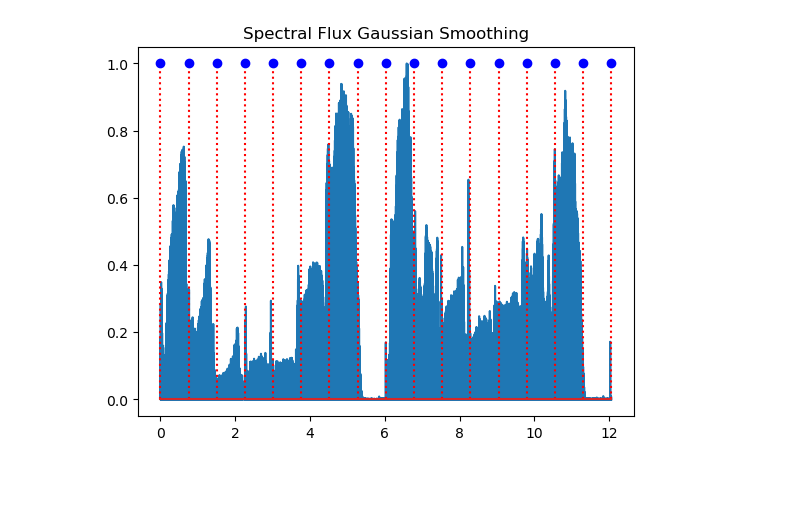
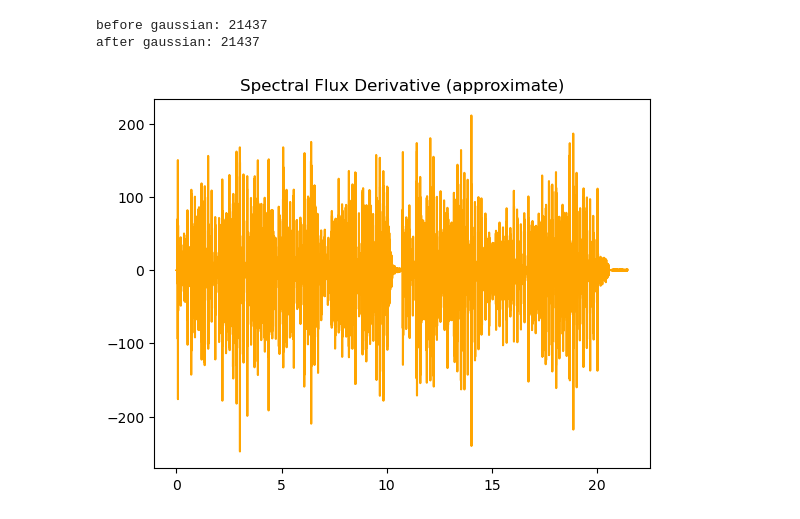
Before and after one commit to SuperWinterMopper/note-articulation-analysis, a Jupyter notebook: note-onset.ipynb, the cells around one changed output. Drawn from its saved outputs; the diff is of its cells as text; code cells hidden in the pictures; blank space fills up the shorter version.

Commit message:
analyzing smoothing on differentiation

```diff
--- a/note-onset.ipynb
+++ b/note-onset.ipynb
@@ -121,17 +121,59 @@ def computeSpectralFlux(time_frames, frame_freq_amps):
 
 
     return time_frames[1:], spec_flux # skip the first in time_frames due to difference calculation
+# %%
+def differentiate(ys, xs):
+    return np.diff(ys) / np.diff(xs)
 # %%
 # ys, ts, sr = get_audio_data("ex6_90bpm_1.wav")
-ys, ts, sr = get_audio_data("slurEx.mp4")
+ys, ts, sr = get_audio_data("ex6WholeModF.mp4")
+num_notes = 16
+
 ts_fr, fr_freq_amps = magnitudeSpectrogram(ys, ts, sr)
 ts_fr, spec_flux = computeSpectralFlux(ts_fr, fr_freq_amps)
 
+
+
+plt.plot(ts_fr, spec_flux)
 plt.title("Spectral Flux Gaussian Smoothing")
-plt.plot(ts_fr, spec_flux)
+for i in range(4):
+    plt.xlim(i * 5, (i + 1) * 5)
+    plt.savefig(f"Spectral Flux Gaussian Smoothing, Window {i * 5, (i + 1) * 5}.png")
+plt.close()
 
-note_changes = np.linspace(0, ts[-1], 17)
-plt.stem(note_changes, [1 for _ in range(len(note_changes))], markerfmt="b", linefmt="r:")
-plt.savefig("Spectral Flux Gaussian Smoothing.png")
+
+
+plt.title("Spectral Flux Derivative (approximate)")
+spec_flux_derivative = differentiate(spec_flux, ts_fr)
+
+print(f"before gaussian: {len(spec_flux_derivative)}")
+# apply Gaussian filter to smooth
+spec_flux_derivative = gaussian_filter1d(spec_flux_derivative, sigma=1, truncate=3)
+print(f"after gaussian: {len(spec_flux_derivative)}")
+
+plt.plot(ts_fr[1:], spec_flux_derivative, c="orange")
+plt.savefig("Spectral Flux Derivative (approximate)")
+
+spec_flux_thresh = .15 # experimentally assumed number for trumpet spectral flux
+# lookingForUp = True
+# note_count = 0
+
+# for i in range(len(spec_flux)):
+#     if (spec_flux[i] < spec_flux) or ()
+
+# for x in spec_flux:
+#     if x >= spec_flux_thresh:
+#         if not lookingForUp:
+#             note_count += 1
+#         lookingForUp = not lookingForUp
+
+# print(note_count)
+
+
+
+# note_changes = np.linspace(0, ts[-1], num_notes + 1)
+# plt.stem(note_changes, [1 for _ in range(len(note_changes))], markerfmt="b", linefmt="r:")
 # %% [output]
+before gaussian: 21437
+after gaussian: 21437
-[figure, old version]
+[figure, new version]
```
Also changed, not shown: 6 other files.
